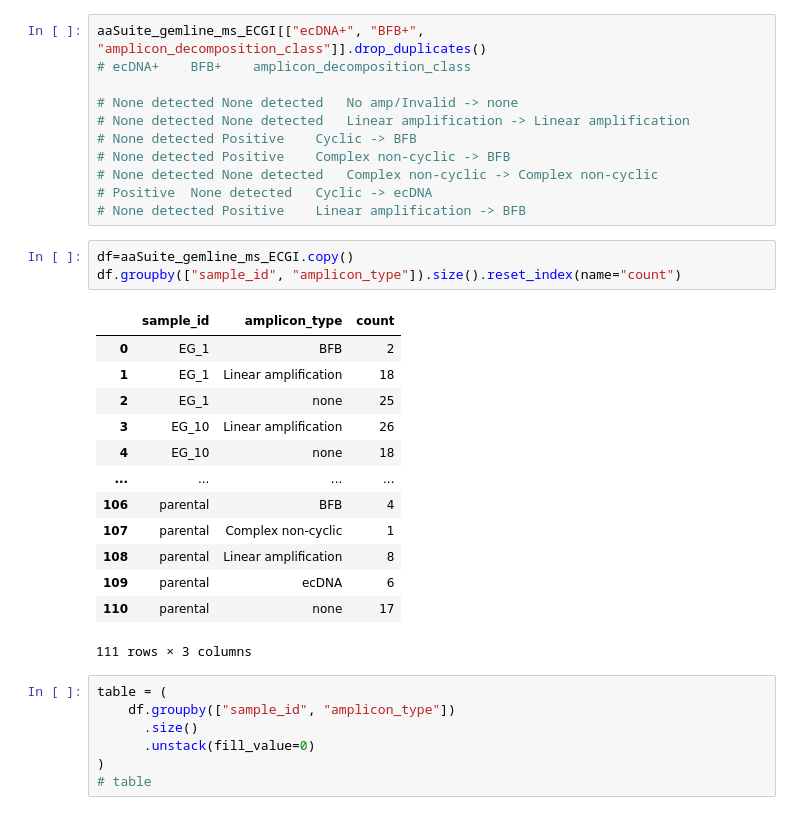
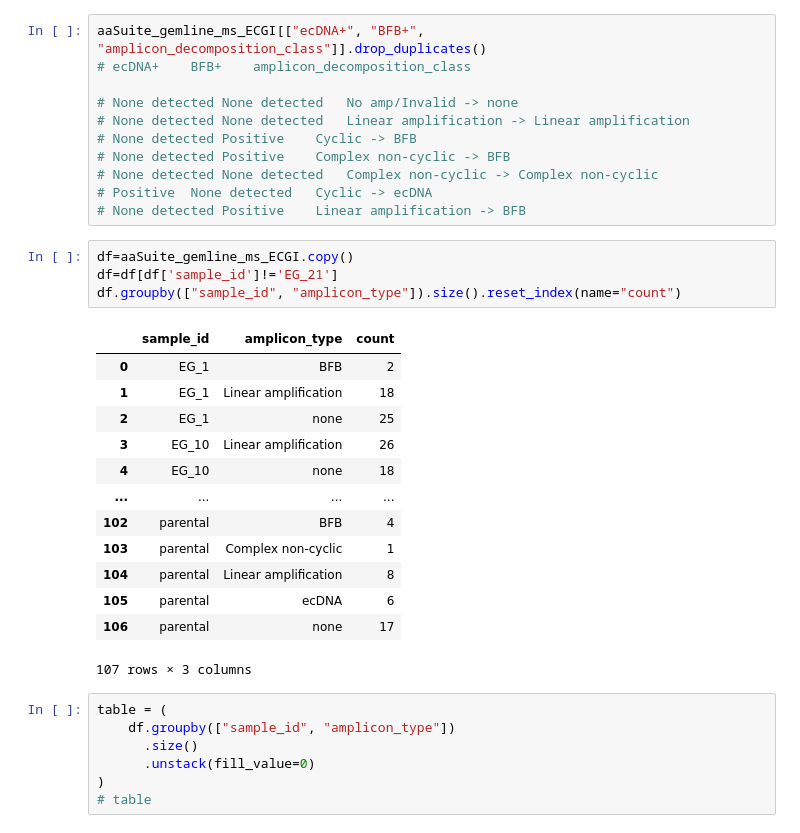
Before and after one commit to JiwonShon/ECTRES, a Jupyter notebook: Untitled.ipynb, the cells around one changed output. Drawn from its saved outputs; the diff is of its cells as text.

```diff
--- a/Untitled.ipynb
+++ b/Untitled.ipynb
@@ -178,21 +178,22 @@ aaSuite_gemline_ms_ECGI[["ecDNA+", "BFB+", "amplicon_decomposition_class"]].drop
 # None detected	Positive	Linear amplification -> BFB
 # %%
 df=aaSuite_gemline_ms_ECGI.copy()
+df=df[df['sample_id']!='EG_21']
 df.groupby(["sample_id", "amplicon_type"]).size().reset_index(name="count")
 # %% [output]
 |  | sample_id | amplicon_type | count |
 | 0 | EG_1 | BFB | 2 |
 | 1 | EG_1 | Linear amplification | 18 |
 | 2 | EG_1 | none | 25 |
 | 3 | EG_10 | Linear amplification | 26 |
 | 4 | EG_10 | none | 18 |
 | ... | ... | ... | ... |
-| 106 | parental | BFB | 4 |
-| 107 | parental | Complex non-cyclic | 1 |
-| 108 | parental | Linear amplification | 8 |
-| 109 | parental | ecDNA | 6 |
-| 110 | parental | none | 17 |
+| 102 | parental | BFB | 4 |
+| 103 | parental | Complex non-cyclic | 1 |
+| 104 | parental | Linear amplification | 8 |
+| 105 | parental | ecDNA | 6 |
+| 106 | parental | none | 17 |
-111 rows × 3 columns
+107 rows × 3 columns
 # %%
 table = (
     df.groupby(["sample_id", "amplicon_type"])
```
Also changed, not shown: parts of 27 cells of this notebook.
